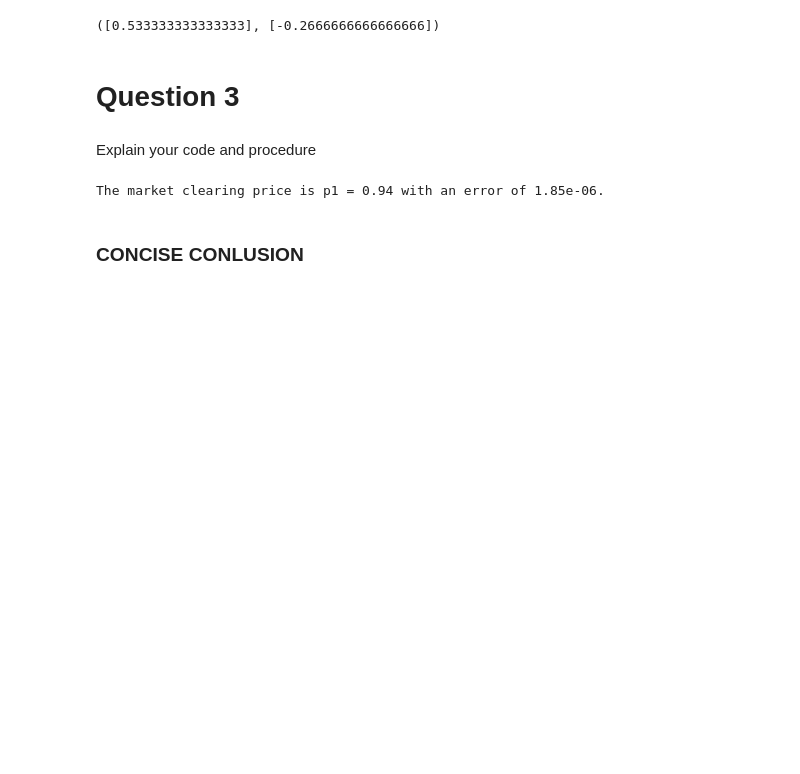
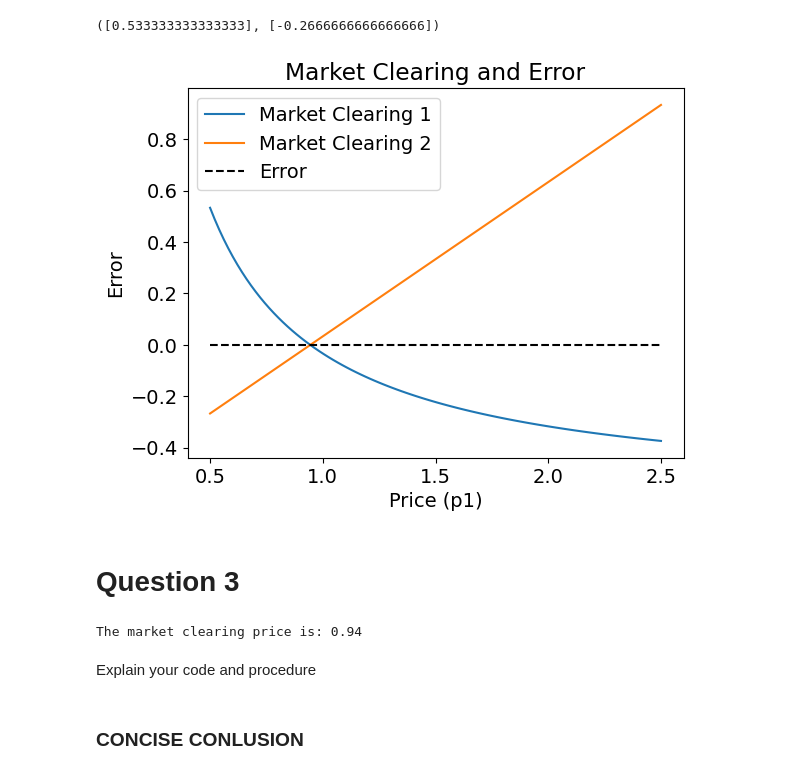
Before and after one commit to NumEconCopenhagen/projects-2024-of-coding, a Jupyter notebook: inauguralproject/inauguralproject.ipynb, the cells around one changed output. Drawn from its saved outputs; the diff is of its cells as text; code cells hidden in the pictures; blank space fills up the shorter version.

```diff
--- a/inauguralproject/inauguralproject.ipynb
+++ b/inauguralproject/inauguralproject.ipynb
@@ -113,51 +213,39 @@ for p1 in P1:
 epsilon1[:1], epsilon2[:1]  # Showing the first 5 values as an example
 # %% [output]
 ([0.533333333333333], [-0.2666666666666666])
+# %%
+# Plot market clearing
+plt.plot(P1, epsilon1, label='Market Clearing 1')
+plt.plot(P1, epsilon2, label='Market Clearing 2')
+
+# Plot error
+plt.plot(P1, [0] * len(P1), 'k--', label='Error')
+
+# Set labels and title
+plt.xlabel('Price (p1)')
+plt.ylabel('Error')
+plt.title('Market Clearing and Error')
+plt.legend()
+
+# Remove grid
+plt.grid(False)
+
+# Show the plot
+plt.show()
+# %% [output]
+[figure, added]
 # %% [markdown]
 # Question 3
+# %%
+# Calculate market clearing price
+market_clearing_price = P1[np.argmin(np.abs(epsilon1))]
+
+# Print market clearing price with two decimal places
+print("The market clearing price is: {:.2f}".format(market_clearing_price))
+# %% [output]
+The market clearing price is: 0.94
 # %% [markdown]
 Explain your code and procedure
-# %%
-# Given parameters
-alpha = 1/3
-beta = 2/3
-omega_1A = 0.8
-omega_2A = 0.3
-p2 = 1  # Numeraire
-
-# Initial endowments for B
-omega_1B = 1 - omega_1A
-omega_2B = 1 - omega_2A
-
-# Utility function for A - Not directly used for finding the clearing price but for maximizing A's utility
-def utility_A(x1, x2):
-    return x1**alpha * x2**(1-alpha)
-
-# Demand functions for A and B
-def demand_A(p1, omega_A=omega_1A, omega_B=omega_2A):
-    xA1 = alpha * (omega_A * p1 + omega_B * p2) / p1
-    xA2 = (1 - alpha) * (omega_A * p1 + omega_B * p2) / p2
-    return xA1, xA2
-
-def demand_B(p1, omega_A=omega_1B, omega_B=omega_2B):
-    xB1 = beta * (omega_A * p1 + omega_B * p2) / p1
-    xB2 = (1 - beta) * (omega_A * p1 + omega_B * p2) / p2
-    return xB1, xB2
-
-# Error function for market clearing conditions
-def market_clearing_error(p1):
-    xA1, xA2 = demand_A(p1)
-    xB1, xB2 = demand_B(p1)
-    error1 = np.abs(xA1 + xB1 - (omega_1A + omega_1B))
-    error2 = np.abs(xA2 + xB2 - (omega_2A + omega_2B))
-    return error1 + error2
-
-# Find the market clearing price p1
-result = minimize_scalar(market_clearing_error, bounds=(0.01, 5), method='bounded')
-
-print(f'The market clearing price is p1 = {result.x:.2f} with an error of {market_clearing_error(result.x):.2e}.')
-# %% [output]
-The market clearing price is p1 = 0.94 with an error of 1.85e-06.
 # %% [markdown]
 ### CONCISE CONLUSION
 # %% [markdown]
```
Also changed, not shown: parts of 27 cells of this notebook, 3 other files.
